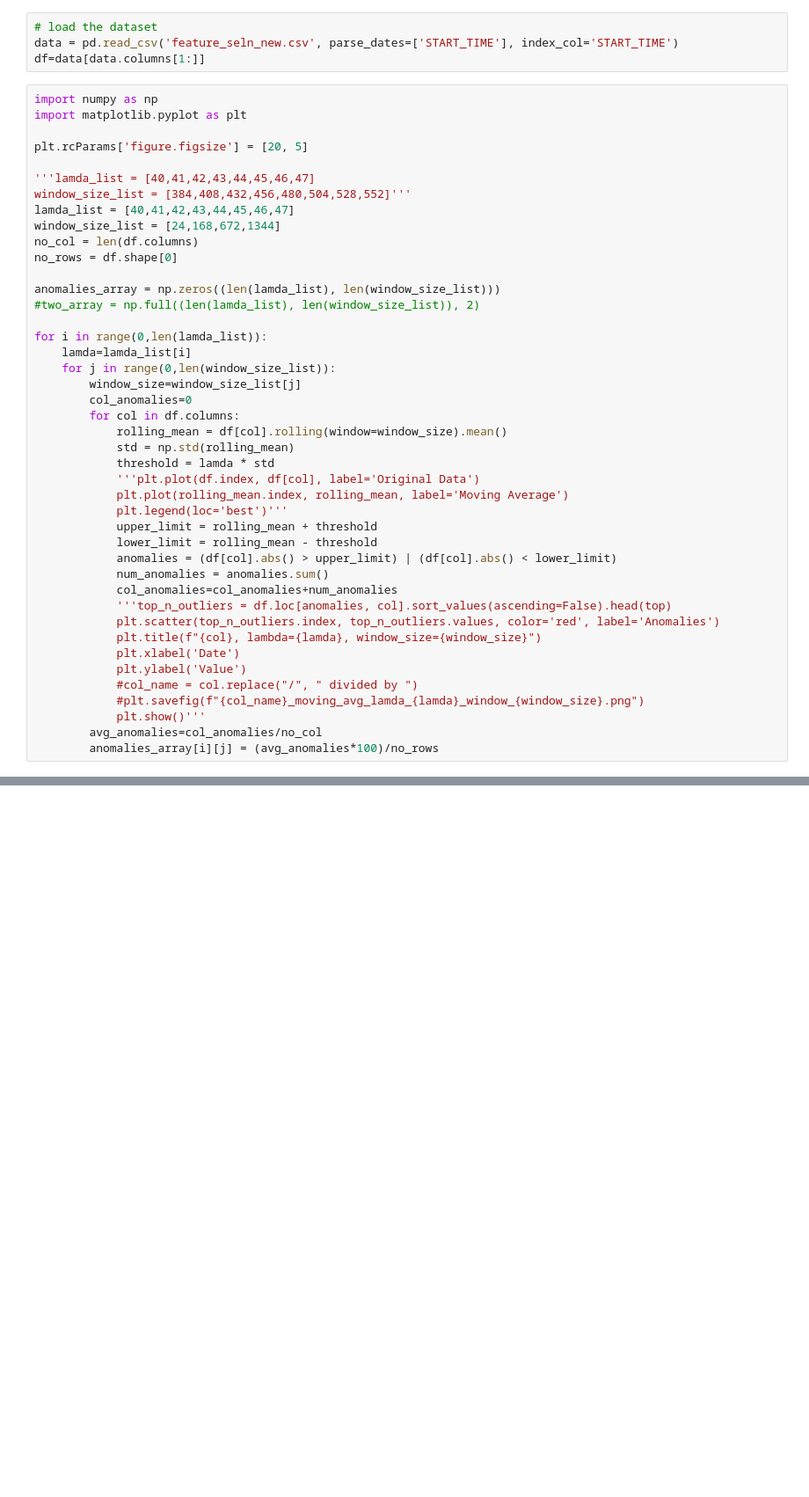
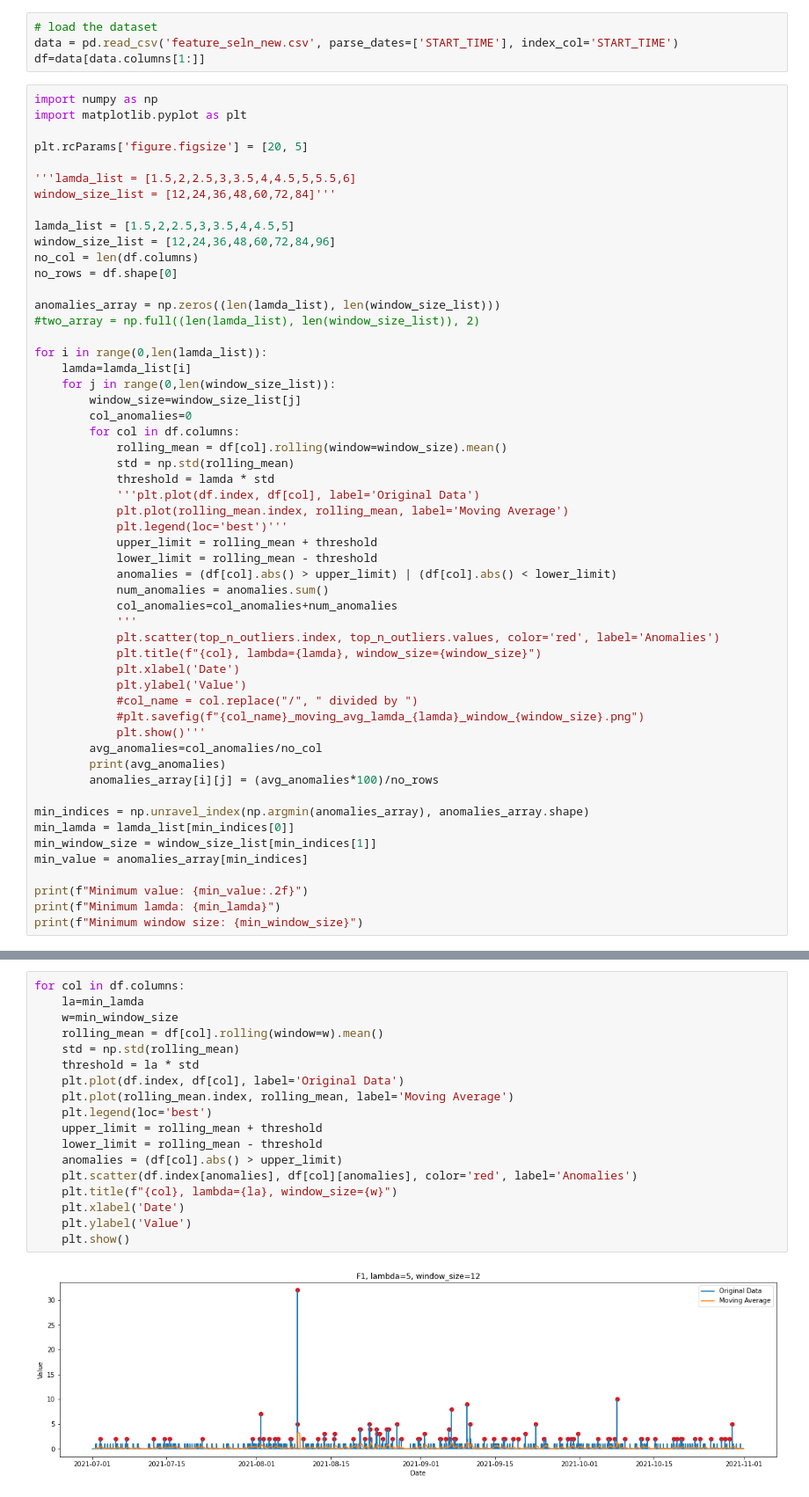
Before and after one commit to Vaishuhp/hpe_project, a Jupyter notebook: moving _avg2.ipynb, the cells around one changed output, grey strips where cells are left out. Shown at 88% size. Saved outputs shown, nothing was run; the diff lists cells and outputs as text; blank space fills up the shorter version.

```diff
--- a/moving _avg2.ipynb
+++ b/moving _avg2.ipynb
@@ -10,10 +10,11 @@ import matplotlib.pyplot as plt
 
 plt.rcParams['figure.figsize'] = [20, 5]
 
-'''lamda_list = [40,41,42,43,44,45,46,47]
-window_size_list = [384,408,432,456,480,504,528,552]'''
-lamda_list = [40,41,42,43,44,45,46,47]
-window_size_list = [24,168,672,1344]
+'''lamda_list = [1.5,2,2.5,3,3.5,4,4.5,5,5.5,6]
+window_size_list = [12,24,36,48,60,72,84]'''
+
+lamda_list = [1.5,2,2.5,3,3.5,4,4.5,5]
+window_size_list = [12,24,36,48,60,72,84,96]
 no_col = len(df.columns)
 no_rows = df.shape[0]
 
@@ -37,7 +38,7 @@ for i in range(0,len(lamda_list)):
             anomalies = (df[col].abs() > upper_limit) | (df[col].abs() < lower_limit)
             num_anomalies = anomalies.sum()
             col_anomalies=col_anomalies+num_anomalies
-            '''top_n_outliers = df.loc[anomalies, col].sort_values(ascending=False).head(top)
+            '''
             plt.scatter(top_n_outliers.index, top_n_outliers.values, color='red', label='Anomalies')
             plt.title(f"{col}, lambda={lamda}, window_size={window_size}")
             plt.xlabel('Date')
@@ -46,4 +47,14 @@ for i in range(0,len(lamda_list)):
             #plt.savefig(f"{col_name}_moving_avg_lamda_{lamda}_window_{window_size}.png")
             plt.show()'''
         avg_anomalies=col_anomalies/no_col
+        print(avg_anomalies)
         anomalies_array[i][j] = (avg_anomalies*100)/no_rows
+
+min_indices = np.unravel_index(np.argmin(anomalies_array), anomalies_array.shape)
+min_lamda = lamda_list[min_indices[0]]
+min_window_size = window_size_list[min_indices[1]]
+min_value = anomalies_array[min_indices]
+
+print(f"Minimum value: {min_value:.2f}")
+print(f"Minimum lamda: {min_lamda}")
+print(f"Minimum window size: {min_window_size}")
@@ -49,0 +79,20 @@ for i in range(0,len(lamda_list)):
+# %%
+for col in df.columns:
+    la=min_lamda
+    w=min_window_size
+    rolling_mean = df[col].rolling(window=w).mean()
+    std = np.std(rolling_mean)
+    threshold = la * std
+    plt.plot(df.index, df[col], label='Original Data')
+    plt.plot(rolling_mean.index, rolling_mean, label='Moving Average')
+    plt.legend(loc='best')
+    upper_limit = rolling_mean + threshold
+    lower_limit = rolling_mean - threshold
+    anomalies = (df[col].abs() > upper_limit)
+    plt.scatter(df.index[anomalies], df[col][anomalies], color='red', label='Anomalies')
+    plt.title(f"{col}, lambda={la}, window_size={w}")
+    plt.xlabel('Date')
+    plt.ylabel('Value')
+    plt.show()
+# %% [output]
+[figure, added]
```
Also changed, not shown: parts of 4 cells of this notebook.
